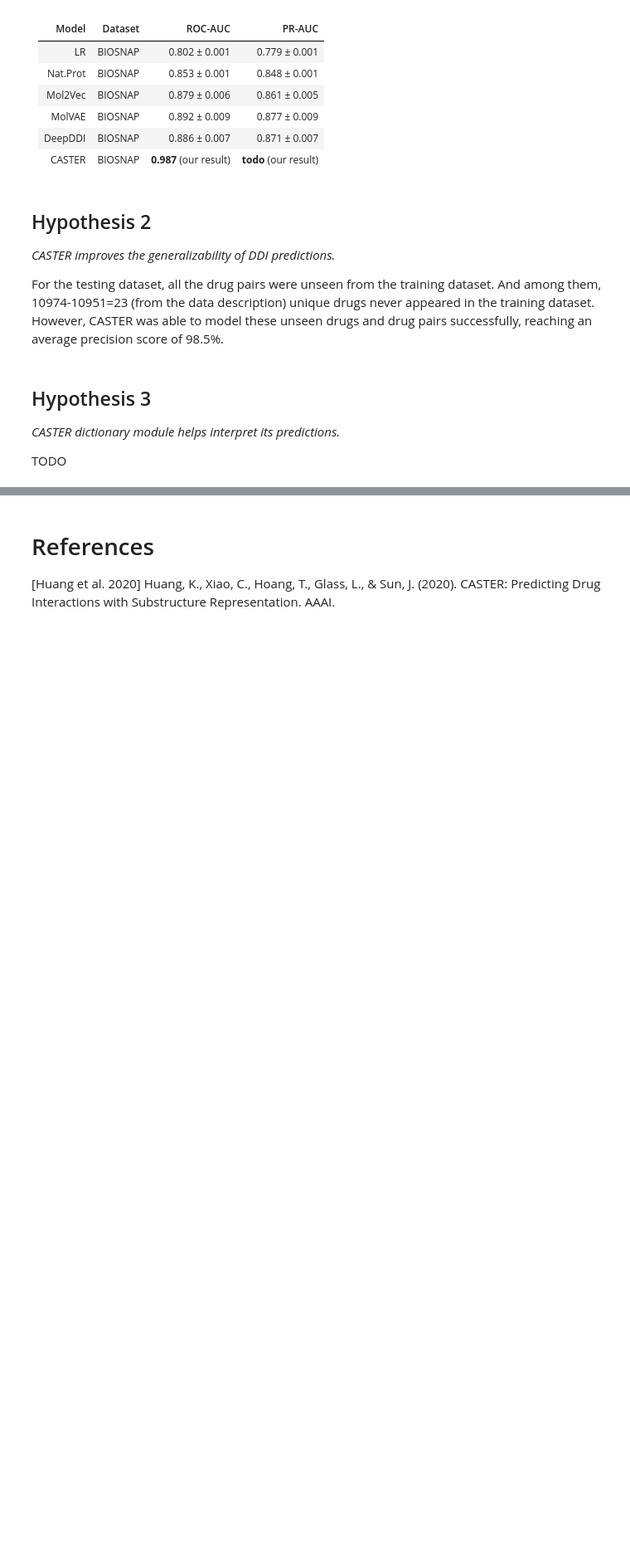
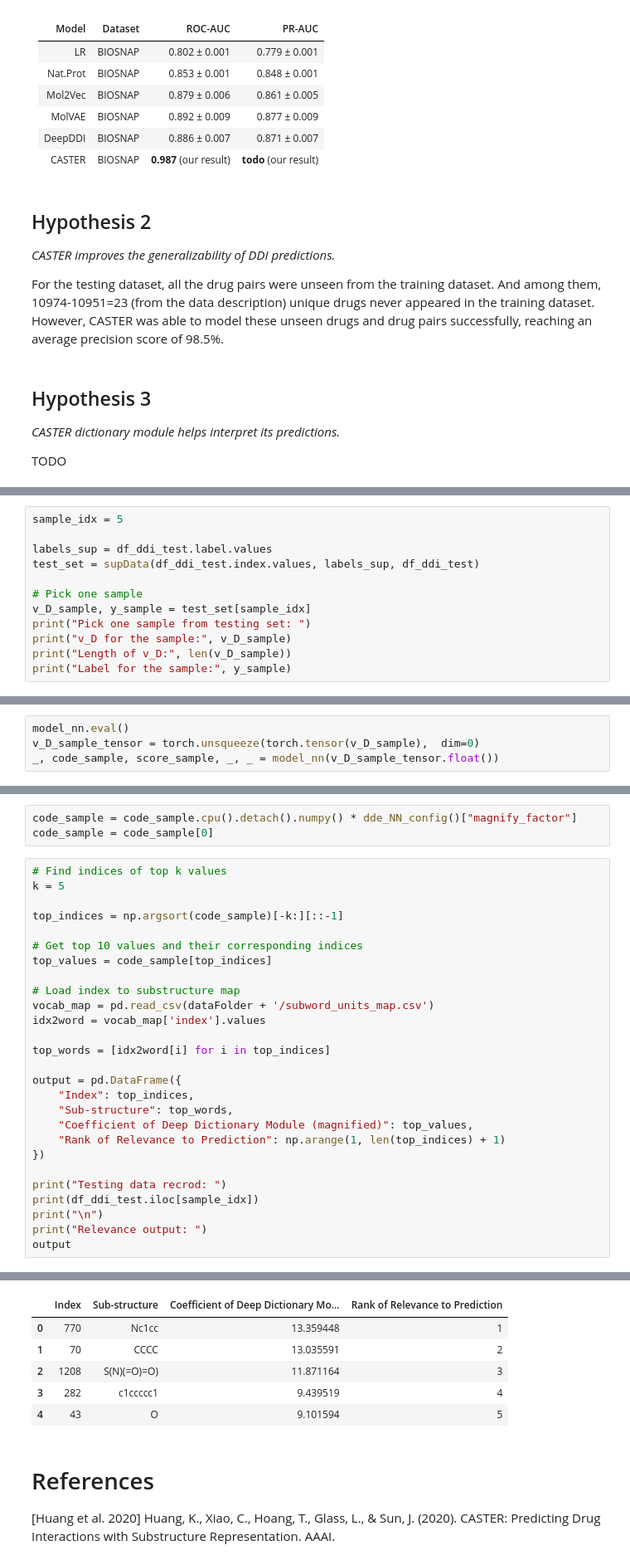
Before and after one commit to lanceyjt/cs598-dlh-team72, a Jupyter notebook: DL4H_Team72.ipynb, the cells around one changed output, grey strips where cells are left out. Shown: that part at 83% size. Saved outputs shown, nothing was run; the diff lists cells and outputs as text; blank space fills up the shorter version.

Commit message:
Add interpretation of prediction

```diff
--- a/DL4H_Team72.ipynb
+++ b/DL4H_Team72.ipynb
@@ -881,0 +903,12 @@ TODO
+# %%
+sample_idx = 5
+
+labels_sup = df_ddi_test.label.values
+test_set = supData(df_ddi_test.index.values, labels_sup, df_ddi_test)
+
+# Pick one sample
+v_D_sample, y_sample = test_set[sample_idx]
+print("Pick one sample from testing set: ")
+print("v_D for the sample:", v_D_sample)
+print("Length of v_D:", len(v_D_sample))
+print("Label for the sample:", y_sample)
@@ -881,0 +920,4 @@ TODO
+# %%
+model_nn.eval()
+v_D_sample_tensor = torch.unsqueeze(torch.tensor(v_D_sample),  dim=0)
+_, code_sample, score_sample, _, _ = model_nn(v_D_sample_tensor.float())
@@ -881,0 +937,31 @@ TODO
+# %%
+code_sample = code_sample.cpu().detach().numpy() * dde_NN_config()["magnify_factor"]
+code_sample = code_sample[0]
+# %%
+# Find indices of top k values
+k = 5
+
+top_indices = np.argsort(code_sample)[-k:][::-1]
+
+# Get top 10 values and their corresponding indices
+top_values = code_sample[top_indices]
+
+# Load index to substructure map
+vocab_map = pd.read_csv(dataFolder + '/subword_units_map.csv')
+idx2word = vocab_map['index'].values
+
+top_words = [idx2word[i] for i in top_indices]
+
+output = pd.DataFrame({
+    "Index": top_indices,
+    "Sub-structure": top_words,
+    "Coefficient of Deep Dictionary Module (magnified)": top_values,
+    "Rank of Relevance to Prediction": np.arange(1, len(top_indices) + 1)
+})
+
+print("Testing data recrod: ")
+print(df_ddi_test.iloc[sample_idx])
+print("\n")
+print("Relevance output: ")
+output
+# %% [output]
@@ -882,3 +978,9 @@ TODO
+|  | Index | Sub-structure | Coefficient of Deep Dictionary Mo... | Rank of Relevance to Prediction |
+| 0 | 770 | Nc1cc | 13.359448 | 1 |
+| 1 | 70 | CCCC | 13.035591 | 2 |
+| 2 | 1208 | S(N)(=O)=O) | 11.871164 | 3 |
+| 3 | 282 | c1ccccc1 | 9.439519 | 4 |
+| 4 | 43 | O | 9.101594 | 5 |
 # %% [markdown]
 <h1>References</h1>
 [Huang et al. 2020] Huang, K., Xiao, C., Hoang, T., Glass, L., & Sun, J. (2020). CASTER: Predicting Drug Interactions with Substructure Representation. AAAI.
```
Also changed, not shown: parts of 6 cells of this notebook.
